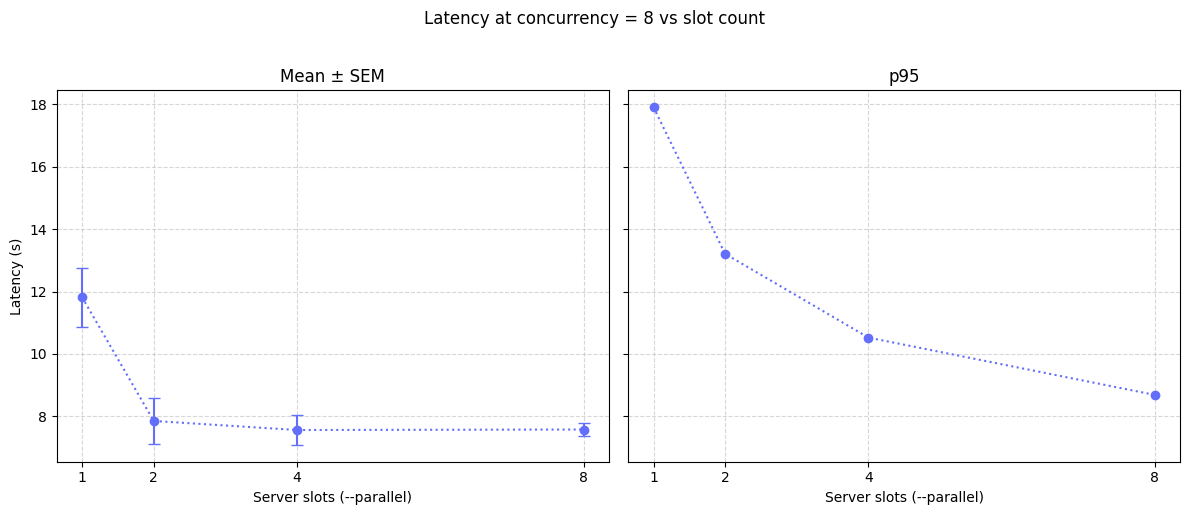
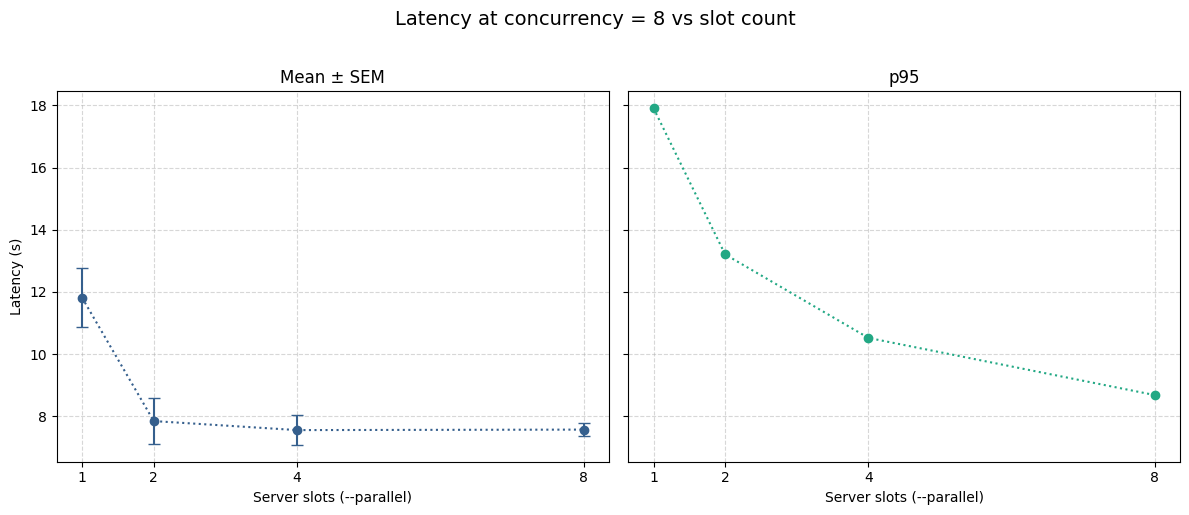
The notebook cell's code change between the first figure and the second:
--- before
+++ after
@@ -8,4 +8,8 @@
     stats_c8 = summarize(data_c8, ['slots'])
 
+    cmap2 = plt.get_cmap('viridis')
+    n2 = len(stats_c8)
+    slot_colors = [cmap2(i / max(n2 - 1, 1)) for i in range(n2)]
+
     fig2, (ax_mean, ax_p95) = plt.subplots(1, 2, figsize=(12, 5), sharey=True)
 
@@ -15,5 +19,5 @@
         yerr=stats_c8['sem'],
         marker='o', markersize=6, linewidth=1.5, linestyle=':',
-        capsize=4, color='#636EFA',
+        capsize=4, color=cmap2(0.3),
     )
     ax_mean.set_title('Mean ± SEM')
@@ -23,5 +27,5 @@
         stats_c8['slots'], stats_c8['p95'],
         marker='o', markersize=6, linewidth=1.5, linestyle=':',
-        color='#636EFA',
+        color=cmap2(0.6),
     )
     ax_p95.set_title('p95')
@@ -35,5 +39,5 @@
 
     fig2.suptitle(
-        f'Latency at concurrency = {TARGET_CONCURRENCY} vs slot count', y=1.02
+        f'Latency at concurrency = {TARGET_CONCURRENCY} vs slot count', y=1.02, fontsize=14
     )
     fig2.tight_layout()

Commit: Added context length vs slot count figure, other cosmetic edits